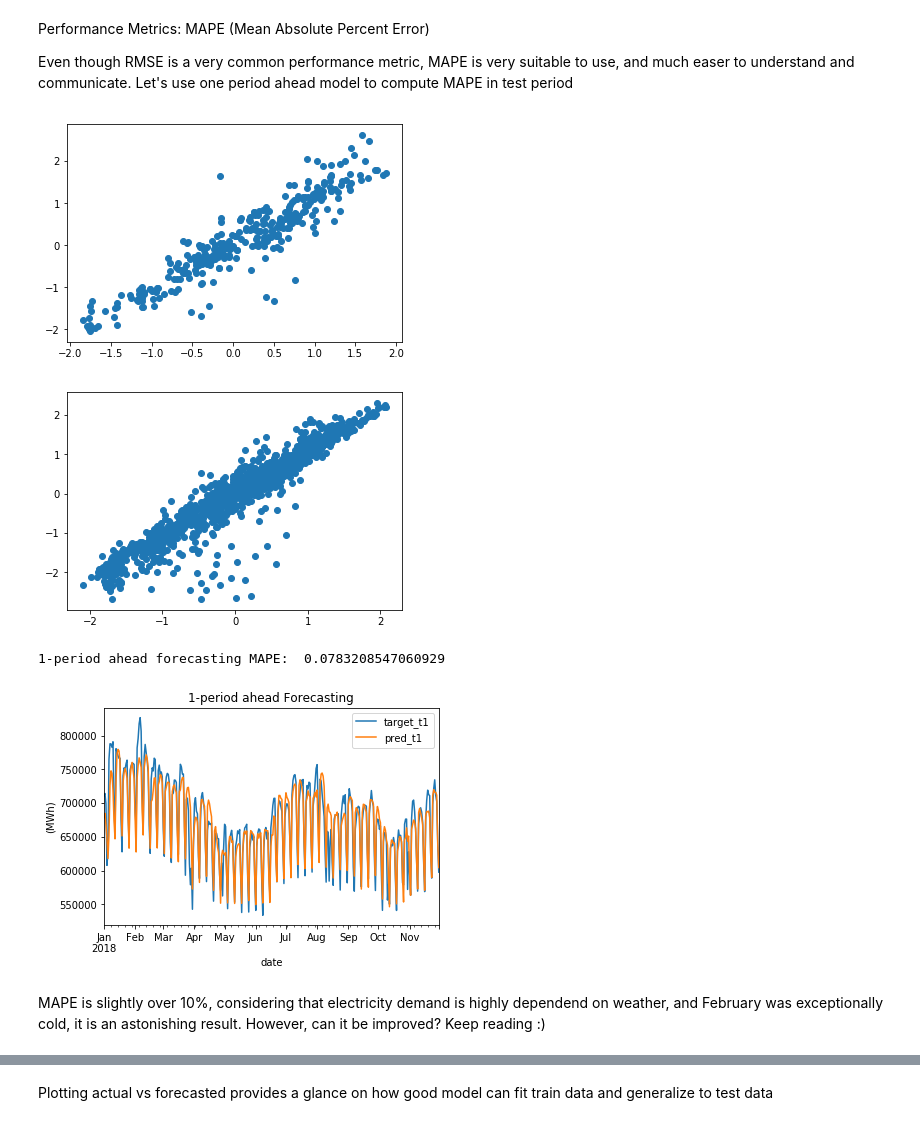
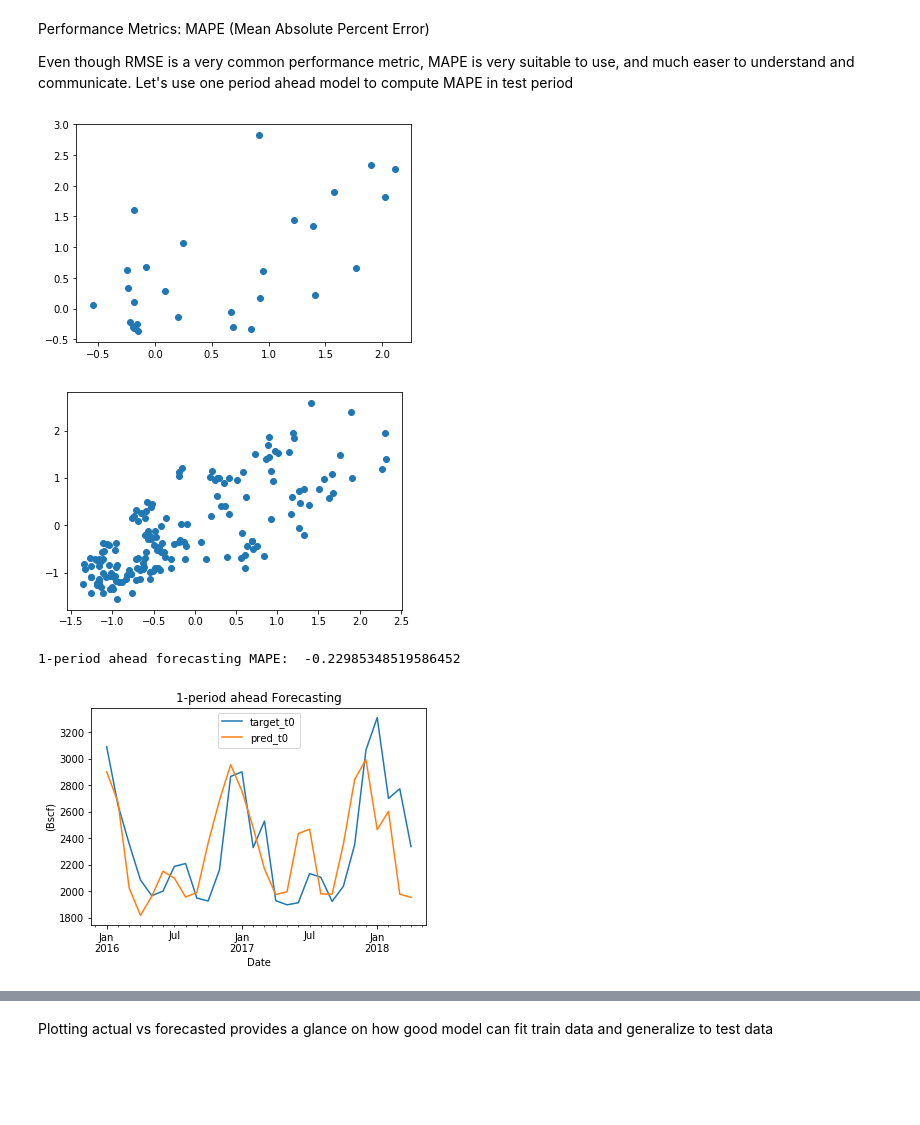
Before and after one commit to jwaliaga/NatGasDemandForcast, a Jupyter notebook: Notebooks/Patricia/USDemandForecast.ipynb, the cells around one changed output, grey strips where cells are left out. Saved outputs shown, nothing was run; the diff lists cells and outputs as text; code cells hidden in the pictures; blank space fills up the shorter version.

```diff
--- a/Notebooks/Patricia/USDemandForecast.ipynb
+++ b/Notebooks/Patricia/USDemandForecast.ipynb
@@ -417,0 +571,3 @@ TRAIN: 730 TEST: 357
+# %%
+rfr_grid = rf_random.best_params_
+rfr_grid
@@ -418,14 +581,5 @@ TRAIN: 730 TEST: 357
 # %%
 from sklearn.ensemble import RandomForestRegressor
-
-splits = TimeSeriesSplit(n_splits=3, max_train_size=365*2)
-rfr = RandomForestRegressor()
-# Create a dictionary of hyperparameters to search
-rfr_grid = {"n_estimators": [500],
-        'max_depth': [3, 5, 10, 20, 30],
-        'max_features': [4, 8, 16, 32, 59],
-        'random_state': [123]}
-rfr_paramGrid = ParameterGrid(rfr_grid)
 
 def TimeSplit_ModBuild(model, paramGrid, splits, X, y):
     from sklearn.model_selection import TimeSeriesSplit
@@ -463,6 +617,14 @@ def TimeSplit_ModBuild(model, paramGrid, splits, X, y):
     #Return most recent model
     return train_scores, val_scores, best_idx
 
+splits = TimeSeriesSplit(n_splits=3, max_train_size=12*2)
+rfr = RandomForestRegressor()
+# Create a dictionary of hyperparameters to search
+rfr_grid = {"n_estimators": [800],
+        'max_depth': [rfr_grid["max_depth"]],
+        'max_features': [rfr_grid['max_features']],
+        'random_state': [123]}
+rfr_paramGrid = ParameterGrid(rfr_grid)
 
-CV_rfr_tup = TimeSplit_ModBuild(rfr, rfr_paramGrid, splits, X_train, y_train["target_t1"])
+CV_rfr_tup = TimeSplit_ModBuild(rfr, rfr_paramGrid, splits, X_train, y_train["target_t0"])
 # %% [output]
@@ -491,7 +637,7 @@ rfr_paramGrid[CV_rfr_tup[2]]
 best_rfr_idx = CV_rfr_tup[2]
 best_rfr_grid = rfr_paramGrid[best_rfr_idx]
 best_rfr = RandomForestRegressor().set_params(**best_rfr_grid).\
-    fit(X_train.loc["2016":"2017"], y_train.loc["2016":"2017", "target_t1"])
+    fit(X_train, y_train["target_t1"])
 # %% [markdown]
 Using Random Forest provides an important improvement compared to Linear Regression. A word of caution, as RF are built bootstrapping data, so some time structure may be lost.
 
@@ -533,31 +679,28 @@ test_resid_1step = y_test["target_t1"]- p_test
 # %%
-plt.scatter(p_test, y_test["target_t1"])
+plt.scatter(p_test, y_test["target_t0"])
 plt.show()
-plt.scatter(p_train, y_train["target_t1"])
+plt.scatter(p_train, y_train["target_t0"])
 plt.show()
 # %% [output]
-[figure, old version]
+[figure, new version]
-[figure, old version]
+[figure, new version]
 # %%
-test_df = y_test[["target_t1"]]*std+mean
-test_df["pred_t1"] = p_test*std+mean
-test_df["resid_t1"] = test_df["target_t1"].add(-test_df["pred_t1"])
-test_df["abs_resid_t1"] = abs(test_df["resid_t1"])
-test_df["ape_t1"] = test_df["resid_t1"].div(test_df["target_t1"])
-
-test_MAPE = test_df["ape_t1"].mean()*100
+test_df = y_test[["target_t0"]]*std+mean
+test_df["pred_t0"] = p_test*std+mean
+test_df["resid_t0"] = test_df["target_t0"].add(-test_df["pred_t0"])
+test_df["abs_resid_t0"] = abs(test_df["resid_t0"])
+test_df["ape_t0"] = test_df["resid_t0"].div(test_df["target_t0"])
+test_MAPE = test_df["ape_t0"].mean()*100
 print("1-period ahead forecasting MAPE: ", test_MAPE)
 # %% [output]
-1-period ahead forecasting MAPE:  0.0783208547060929
+1-period ahead forecasting MAPE:  -0.22985348519586452
 # %%
-test_df[["target_t1", "pred_t1"]].plot()
+test_df[["target_t0", "pred_t0"]].plot()
 
 plt.title("1-period ahead Forecasting")
-plt.ylabel("(MWh)")
+plt.ylabel("(Bscf)")
 plt.legend()
 plt.show()
 # %% [output]
-[figure, old version]
+[figure, new version]
-# %% [markdown]
-MAPE is slightly over 10%, considering that electricity demand is highly dependend on weather, and February was exceptionally cold, it is an astonishing result. However, can it be improved? Keep reading :)
 # %%
```
Also changed, not shown: parts of 22 cells of this notebook.
